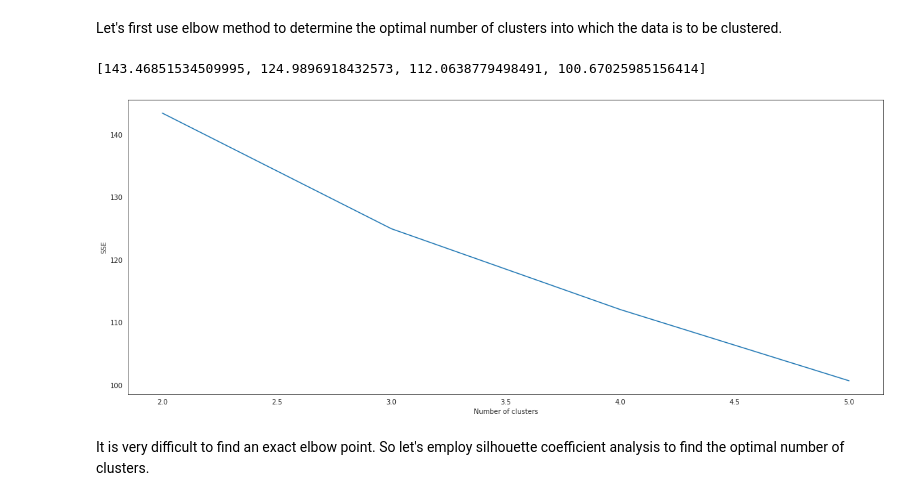
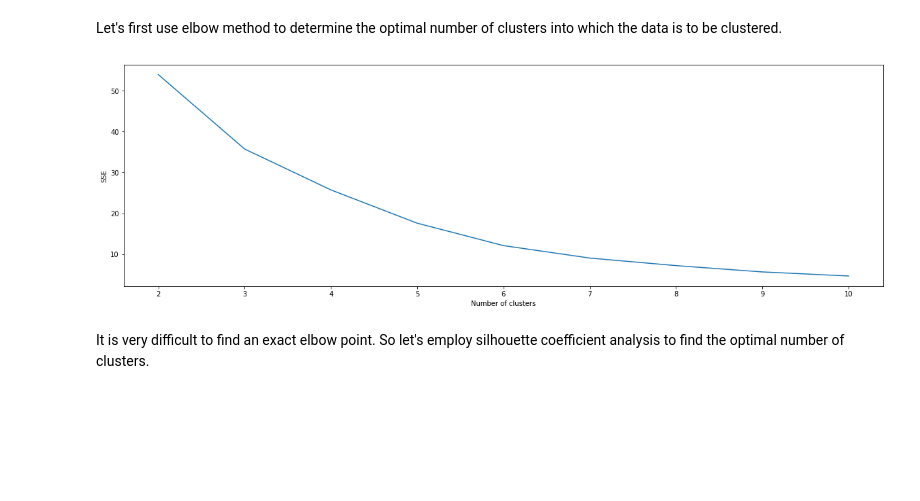
Before and after one commit to connect-midhunr/zomato-restaurant-clustering-and-sentiment-analysis, a Jupyter notebook: Zomato_Restaurant_Clustering_and_Sentiment_Analysis.ipynb, the cells around one changed output. Cells and saved outputs as stored; diff of their text form; code cells hidden in the pictures; blank space fills up the shorter version.

```diff
--- a/Zomato_Restaurant_Clustering_and_Sentiment_Analysis.ipynb
+++ b/Zomato_Restaurant_Clustering_and_Sentiment_Analysis.ipynb
@@ -701,8 +690,8 @@ Cuisines are stored in the format of a list. It is necessary to convert them to
 # %%
 # multilabel encoding of Cuisines
 from sklearn.preprocessing import MultiLabelBinarizer
-mlb = MultiLabelBinarizer(sparse_output=True)
-encoded_features = mlb.fit_transform(clustering_df['Cuisines'])
-cuisine_sparse_matrix = pd.DataFrame.sparse.from_spmatrix(encoded_features, index=clustering_df.index, columns=mlb.classes_)
-clustering_df = clustering_df.join(cuisine_sparse_matrix)
+mlb = MultiLabelBinarizer()
+mlb.fit(clustering_df['Cuisines'])
+encoded_features = mlb.classes_
+clustering_df[encoded_features] = mlb.transform(clustering_df['Cuisines'])
 clustering_df.drop('Cuisines', axis=1, inplace=True)
@@ -782 +835,8 @@ corpus_matrix = vectorizer.fit_transform(corpus)
+# %%
+# importing library for scaling
+from sklearn.preprocessing import MinMaxScaler
+
+# scaling values in clustering dataframe
+scaler = MinMaxScaler()
+clustering_cuisine_scaled_df = scaler.fit_transform(clustering_df.drop(['Restaurant', 'Cost', 'Average Rating'], axis=1))
 # %% [markdown]
@@ -799,3 +846,10 @@ clustering_PCA_df = pca.fit_transform(clustering_scaled_df)
+# %%
+# importing library for PCA
+from sklearn.decomposition import PCA
+
+# performing PCA with 3 principal components
+pca = PCA(n_components=3)
+clustering_cuisine_PCA_df = pca.fit_transform(clustering_cuisine_scaled_df)
 # %%
 import numpy as np
 
@@ -837,38 +895,36 @@ from sklearn.cluster import KMeans
 Let's first use elbow method to determine the optimal number of clusters into which the data is to be clustered.
 # %%
 # defining a function to fit the model and calculate SSE
-def get_sse_of_trained_models(clustering_PCA_df, min, max):
+def get_sse_of_trained_models(pca_data, min, max):
   """
   Function to calculate SSE
   """
   sse = {}
   for num in range(min, max+1):
     model_km = KMeans(n_clusters=num)
-    model_km.fit(clustering_PCA_df)
+    model_km.fit(pca_data)
     sse[num] = model_km.inertia_
 
   return sse
 
 # defining a function to plot elbow plot
-def elbow_plot(clustering_PCA_df, min, max):
+def elbow_plot(pca_data, min, max):
   """
   Function to plot elbow plot
   """
-  sse_dict = get_sse_of_trained_models(clustering_PCA_df, min, max)
+  sse_dict = get_sse_of_trained_models(pca_data, min, max)
   k = list(sse_dict.keys())
   sse = list(sse_dict.values())
-  print(sse)
 
-  plt.figure(figsize=(20, 8))
+  plt.figure(figsize=(20, 6))
   sns.lineplot(k, sse)
   plt.xlabel('Number of clusters')
   plt.ylabel('SSE')
 # %%
 # plotting elbow plot for K means algorithm
-# with number of clusters ranging from 2 to 5
-elbow_plot(clustering_PCA_df, 2, 5)
+# with number of clusters ranging from 2 to 10
+elbow_plot(clustering_cuisine_PCA_df, 2, 10)
 # %% [output]
-[143.46851534509995, 124.9896918432573, 112.0638779498491, 100.67025985156414]
-[figure, old version]
+[figure, new version]
 # %% [markdown]
 It is very difficult to find an exact elbow point. So let's employ silhouette coefficient analysis to find the optimal number of clusters.
```
Also changed, not shown: parts of 95 cells of this notebook.
